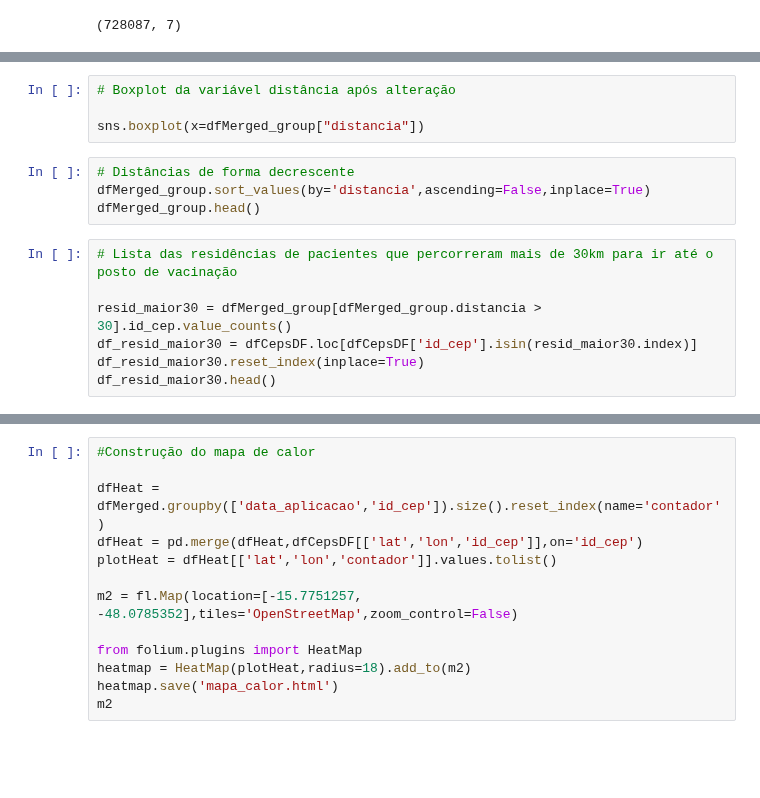
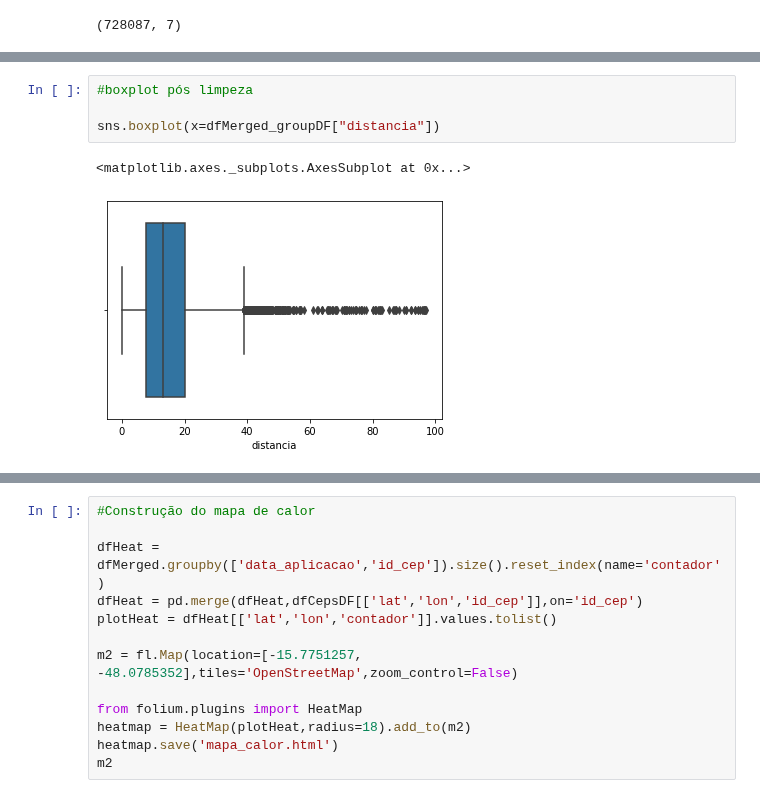
Before and after one commit to raquelcreis/vacina_covid_bsb, a Jupyter notebook: notebook.ipynb, the cells around one changed output, grey strips where cells are left out. Drawn from its saved outputs; the diff is of its cells as text; blank space fills up the shorter version.

```diff
--- a/notebook.ipynb
+++ b/notebook.ipynb
@@ -504,18 +598,10 @@ dfMerged_group.distancia.describe()
 # %%
-# Boxplot da variável distância após alteração
+#boxplot pós limpeza
 
-sns.boxplot(x=dfMerged_group["distancia"])
+sns.boxplot(x=dfMerged_groupDF["distancia"])
+# %% [output]
+<matplotlib.axes._subplots.AxesSubplot at 0x...>
+[figure, added]
-# %%
-# Distâncias de forma decrescente
-dfMerged_group.sort_values(by='distancia',ascending=False,inplace=True)
-dfMerged_group.head()
-# %%
-# Lista das residências de pacientes que percorreram mais de 30km para ir até o posto de vacinação
-
-resid_maior30 = dfMerged_group[dfMerged_group.distancia > 30].id_cep.value_counts()
-df_resid_maior30 = dfCepsDF.loc[dfCepsDF['id_cep'].isin(resid_maior30.index)]
-df_resid_maior30.reset_index(inplace=True)
-df_resid_maior30.head()
 # %%
 # Análise dos pontos de vacinação mais cheios
 
```
Also changed, not shown: parts of 28 cells of this notebook, 1 other file.
